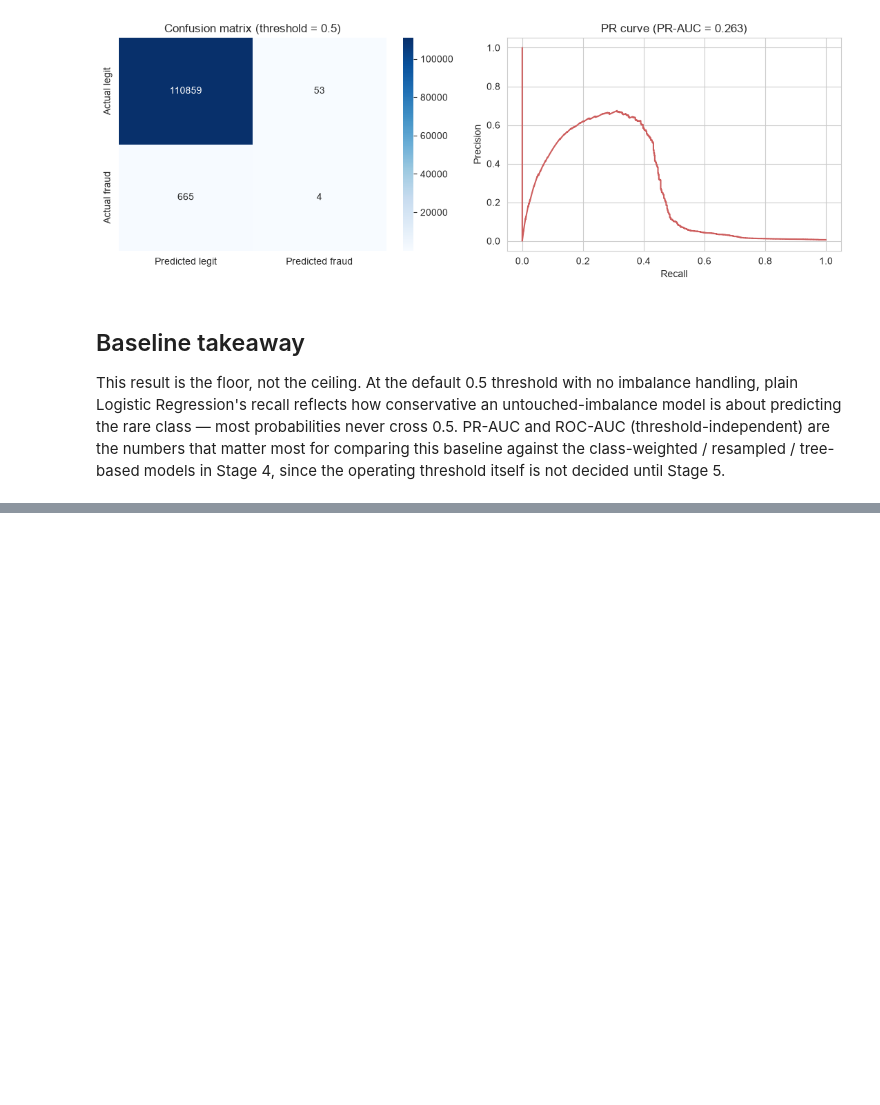
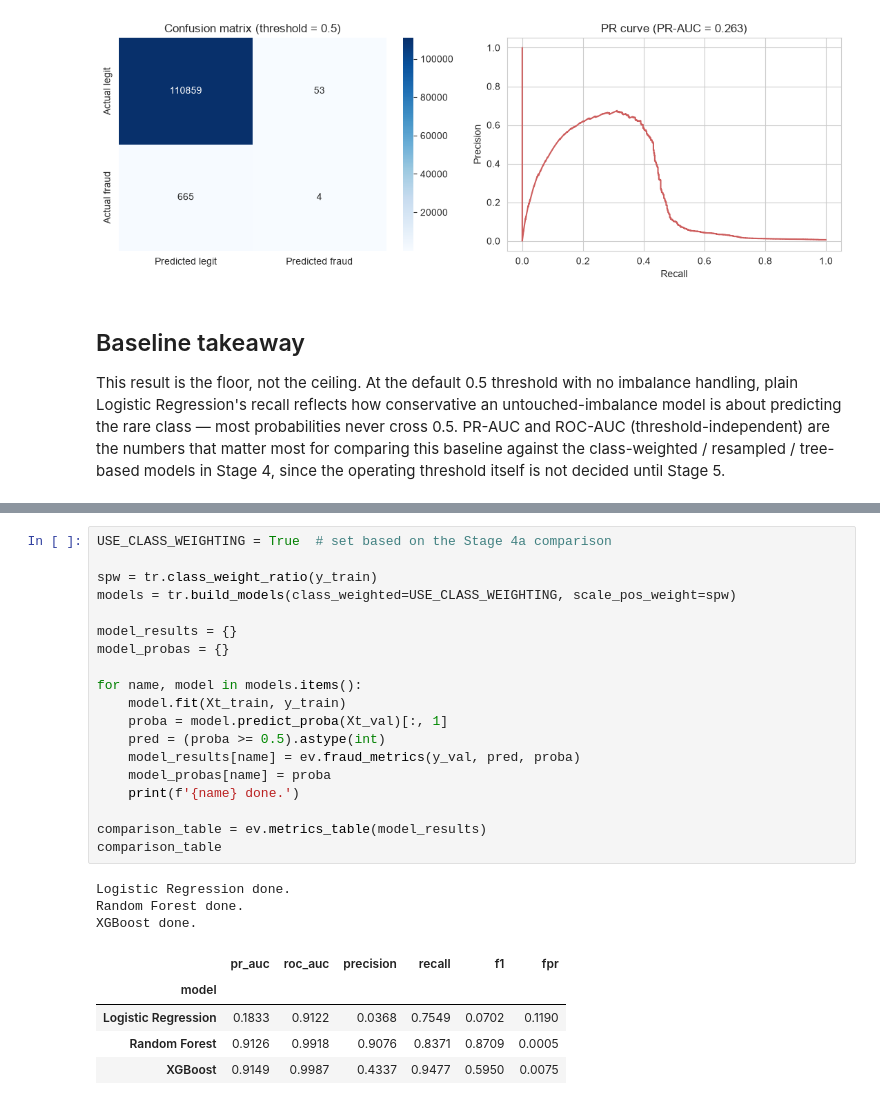
Before and after one commit to Ahussein9817/CreditCardFraudDetection, a Jupyter notebook: notebooks/02_modeling.ipynb, the cells around one changed output, grey strips where cells are left out. Drawn from its saved outputs; the diff is of its cells as text; blank space fills up the shorter version.

```diff
--- a/notebooks/02_modeling.ipynb
+++ b/notebooks/02_modeling.ipynb
@@ -114,0 +166,28 @@ This result is the floor, not the ceiling. At the default 0.5 threshold with no
+# %%
+USE_CLASS_WEIGHTING = True  # set based on the Stage 4a comparison
+
+spw = tr.class_weight_ratio(y_train)
+models = tr.build_models(class_weighted=USE_CLASS_WEIGHTING, scale_pos_weight=spw)
+
+model_results = {}
+model_probas = {}
+
+for name, model in models.items():
+    model.fit(Xt_train, y_train)
+    proba = model.predict_proba(Xt_val)[:, 1]
+    pred = (proba >= 0.5).astype(int)
+    model_results[name] = ev.fraud_metrics(y_val, pred, proba)
+    model_probas[name] = proba
+    print(f'{name} done.')
+
+comparison_table = ev.metrics_table(model_results)
+comparison_table
+# %% [output]
+Logistic Regression done.
+Random Forest done.
+XGBoost done.
+|  | pr_auc | roc_auc | precision | recall | f1 | fpr |
+| model |  |  |  |  |  |  |
+| Logistic Regression | 0.1833 | 0.9122 | 0.0368 | 0.7549 | 0.0702 | 0.1190 |
+| Random Forest | 0.9126 | 0.9918 | 0.9076 | 0.8371 | 0.8709 | 0.0005 |
+| XGBoost | 0.9149 | 0.9987 | 0.4337 | 0.9477 | 0.5950 | 0.0075 |
```
Also changed, not shown: parts of 6 cells of this notebook, 2 other files.
